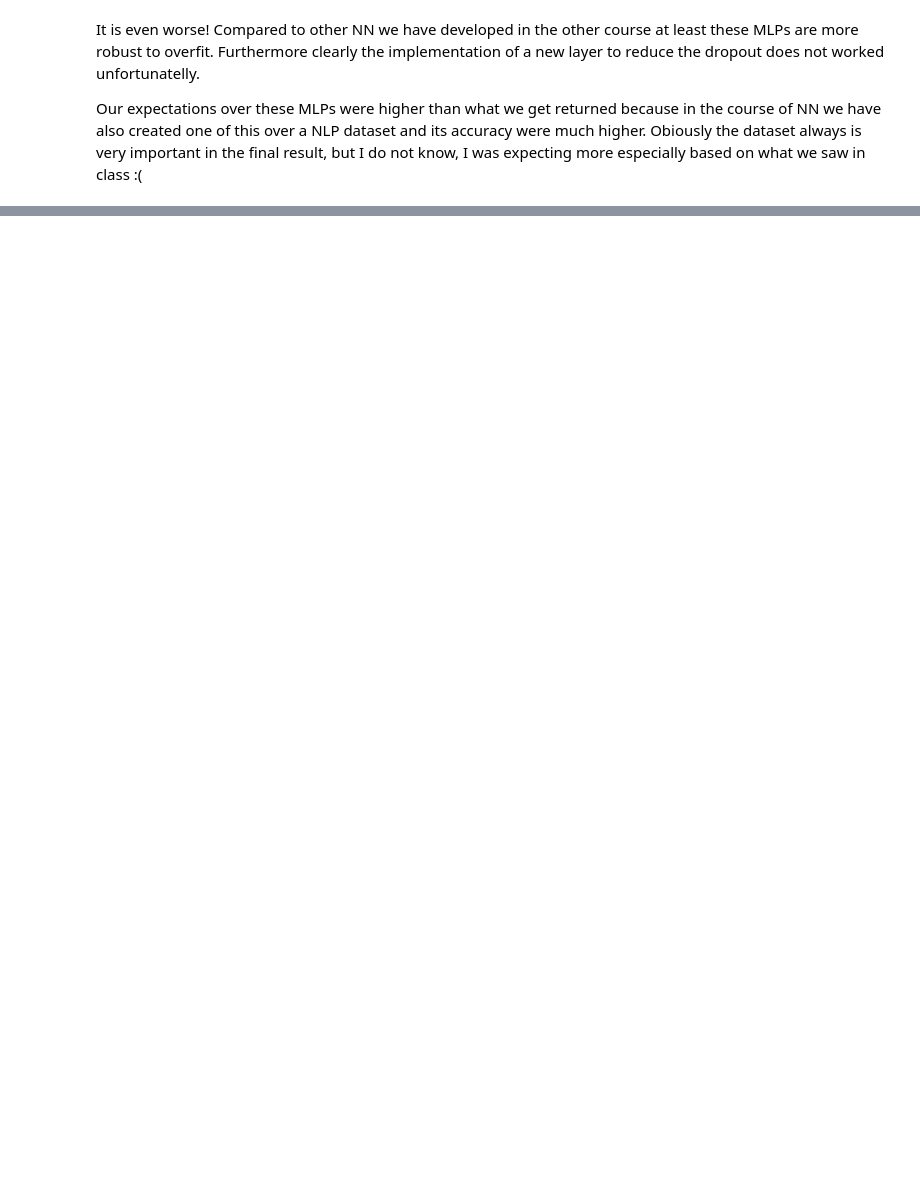
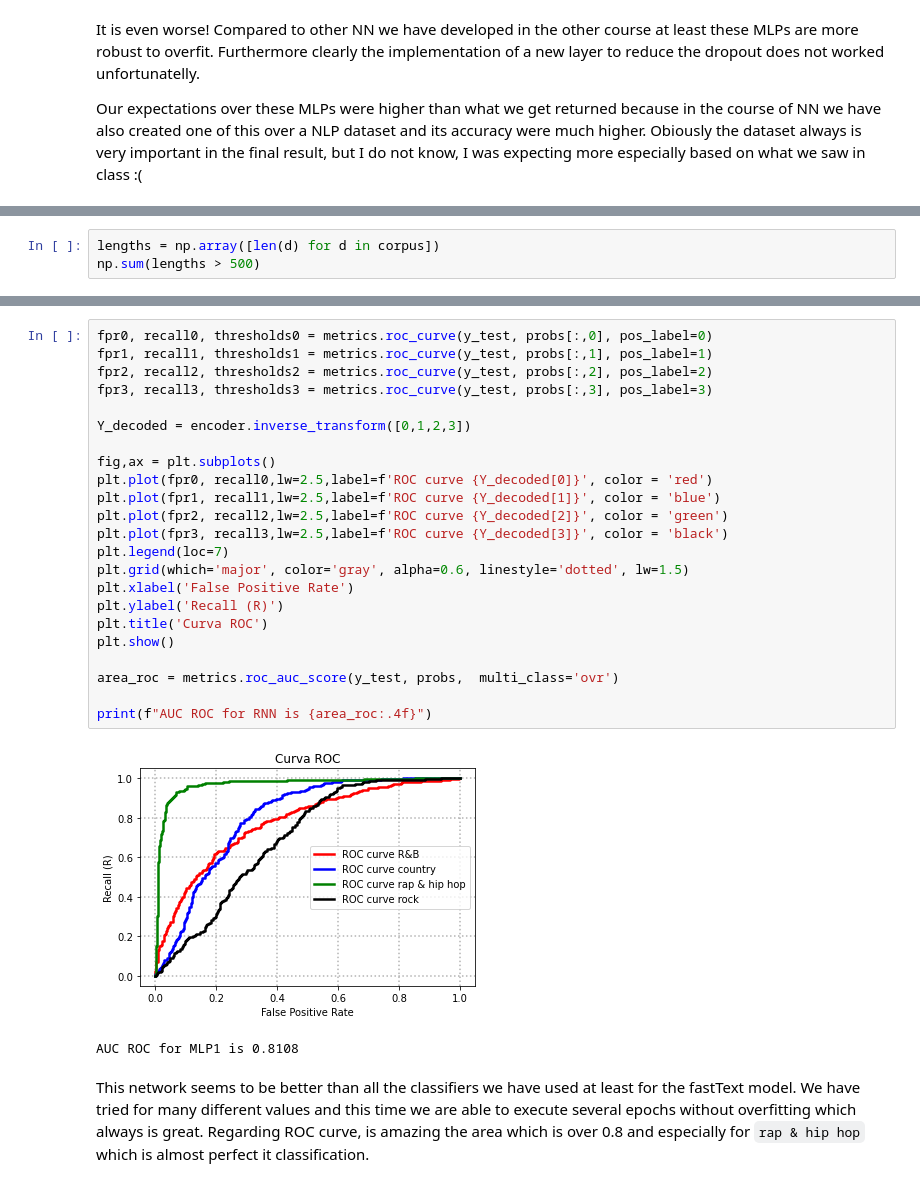
Before and after one commit to MigueXl/Musical_Genre_Classification, a Jupyter notebook: FInal_Project_Notebook.ipynb, the cells around one changed output, grey strips where cells are left out. Drawn from its saved outputs; the diff is of its cells as text; blank space fills up the shorter version.

```diff
--- a/FInal_Project_Notebook.ipynb
+++ b/FInal_Project_Notebook.ipynb
@@ -2052,0 +2068,3 @@ Our expectations over these MLPs were higher than what we get returned because i
+# %%
+lengths = np.array([len(d) for d in corpus])
+np.sum(lengths > 500)
@@ -2052,0 +2262,28 @@ Our expectations over these MLPs were higher than what we get returned because i
+# %%
+fpr0, recall0, thresholds0 = metrics.roc_curve(y_test, probs[:,0], pos_label=0)
+fpr1, recall1, thresholds1 = metrics.roc_curve(y_test, probs[:,1], pos_label=1)
+fpr2, recall2, thresholds2 = metrics.roc_curve(y_test, probs[:,2], pos_label=2)
+fpr3, recall3, thresholds3 = metrics.roc_curve(y_test, probs[:,3], pos_label=3)
+
+Y_decoded = encoder.inverse_transform([0,1,2,3])
+
+fig,ax = plt.subplots()
+plt.plot(fpr0, recall0,lw=2.5,label=f'ROC curve {Y_decoded[0]}', color = 'red')
+plt.plot(fpr1, recall1,lw=2.5,label=f'ROC curve {Y_decoded[1]}', color = 'blue')
+plt.plot(fpr2, recall2,lw=2.5,label=f'ROC curve {Y_decoded[2]}', color = 'green')
+plt.plot(fpr3, recall3,lw=2.5,label=f'ROC curve {Y_decoded[3]}', color = 'black')
+plt.legend(loc=7)
+plt.grid(which='major', color='gray', alpha=0.6, linestyle='dotted', lw=1.5)
+plt.xlabel('False Positive Rate')
+plt.ylabel('Recall (R)')
+plt.title('Curva ROC')
+plt.show()
+
+area_roc = metrics.roc_auc_score(y_test, probs,  multi_class='ovr')
+
+print(f"AUC ROC for RNN is {area_roc:.4f}")
+# %% [output]
+[figure, added]
+AUC ROC for MLP1 is 0.8108
+# %% [markdown]
+This network seems to be better than all the classifiers we have used at least for the fastText model. We have tried for many different values and this time we are able to execute several epochs without overfitting which always is great. Regarding ROC curve, is amazing the area which is over 0.8 and especially for ``rap & hip hop`` which is almost perfect it classification.
```
Also changed, not shown: parts of 27 cells of this notebook.
